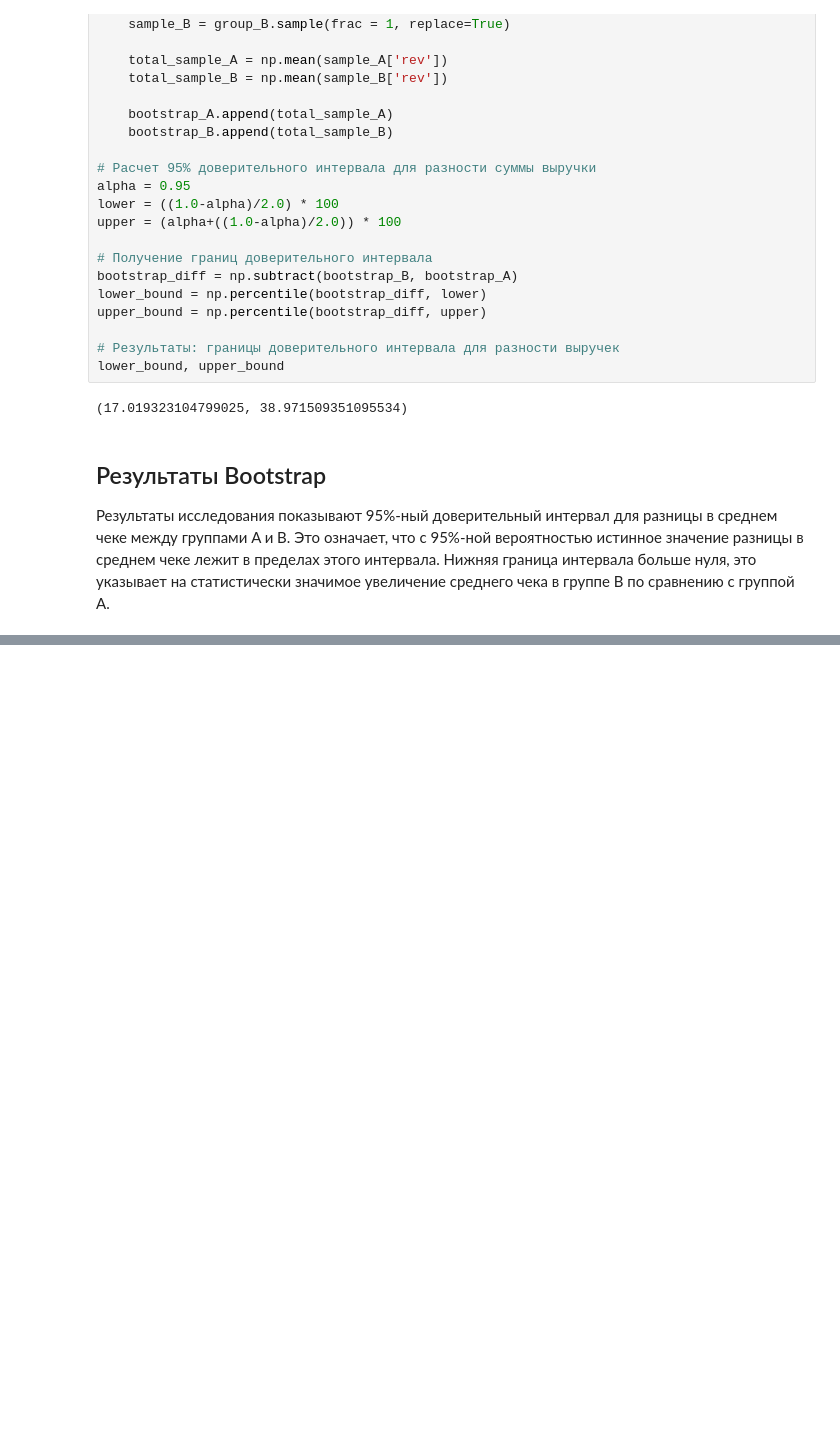
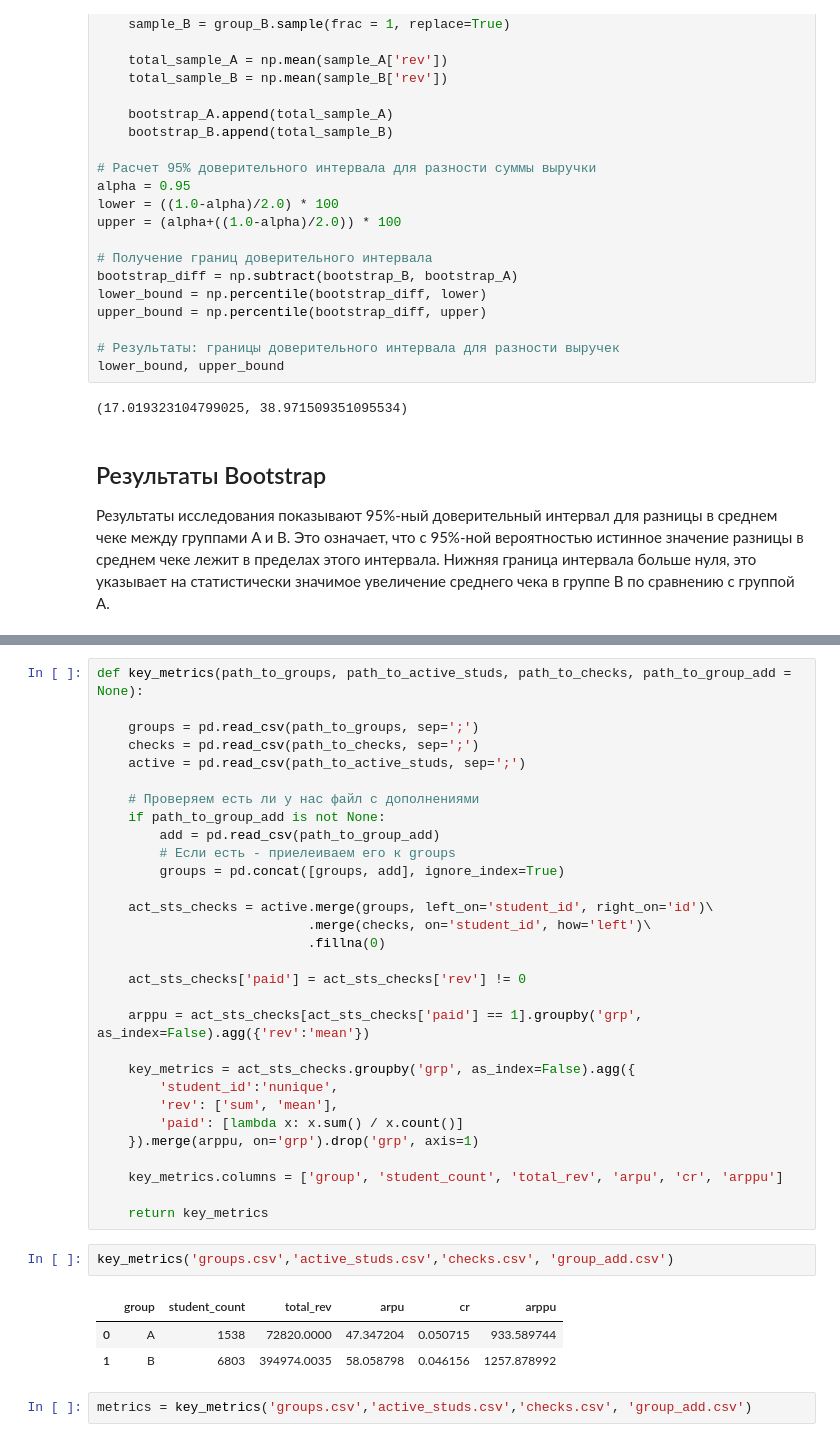
Before and after one commit to nnefil/education_platform, a Jupyter notebook: final_project_nevedrovfo.ipynb, the cells around one changed output, grey strips where cells are left out. Cells and saved outputs as stored; diff of their text form; blank space fills up the shorter version.

```diff
--- a/final_project_nevedrovfo.ipynb
+++ b/final_project_nevedrovfo.ipynb
@@ -540,0 +665,38 @@ lower_bound, upper_bound
+# %%
+def key_metrics(path_to_groups, path_to_active_studs, path_to_checks, path_to_group_add = None):
+
+    groups = pd.read_csv(path_to_groups, sep=';')
+    checks = pd.read_csv(path_to_checks, sep=';')
+    active = pd.read_csv(path_to_active_studs, sep=';')
+
+    # Проверяем есть ли у нас файл с дополнениями
+    if path_to_group_add is not None:
+        add = pd.read_csv(path_to_group_add)
+        # Если есть - приелеиваем его к groups
+        groups = pd.concat([groups, add], ignore_index=True)
+
+    act_sts_checks = active.merge(groups, left_on='student_id', right_on='id')\
+                           .merge(checks, on='student_id', how='left')\
+                           .fillna(0)
+
+    act_sts_checks['paid'] = act_sts_checks['rev'] != 0
+
+    arppu = act_sts_checks[act_sts_checks['paid'] == 1].groupby('grp', as_index=False).agg({'rev':'mean'})
+
+    key_metrics = act_sts_checks.groupby('grp', as_index=False).agg({
+        'student_id':'nunique',
+        'rev': ['sum', 'mean'],
+        'paid': [lambda x: x.sum() / x.count()]
+    }).merge(arppu, on='grp').drop('grp', axis=1)
+
+    key_metrics.columns = ['group', 'student_count', 'total_rev', 'arpu', 'cr', 'arppu']
+
+    return key_metrics
+# %%
+key_metrics('groups.csv','active_studs.csv','checks.csv', 'group_add.csv')
+# %% [output]
+|  | group | student_count | total_rev | arpu | cr | arppu |
+| 0 | A | 1538 | 72820.0000 | 47.347204 | 0.050715 | 933.589744 |
+| 1 | B | 6803 | 394974.0035 | 58.058798 | 0.046156 | 1257.878992 |
+# %%
+metrics = key_metrics('groups.csv','active_studs.csv','checks.csv', 'group_add.csv')
```
Also changed, not shown: parts of 23 cells of this notebook.
